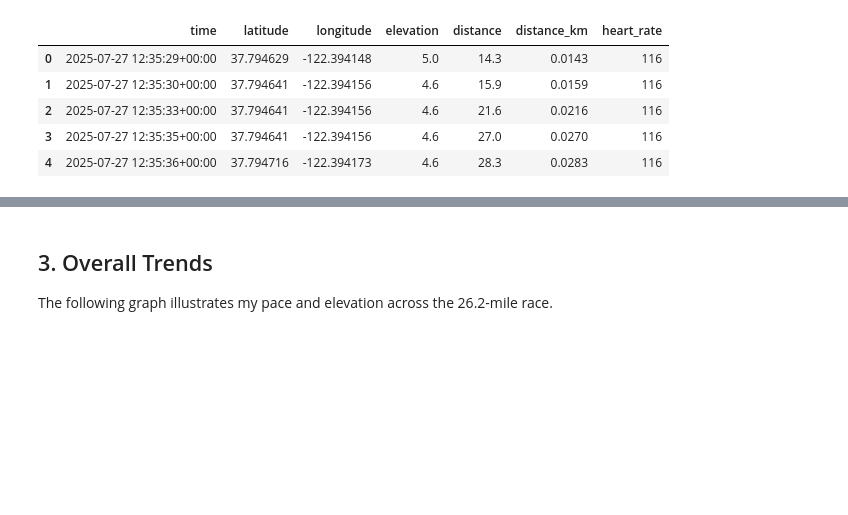
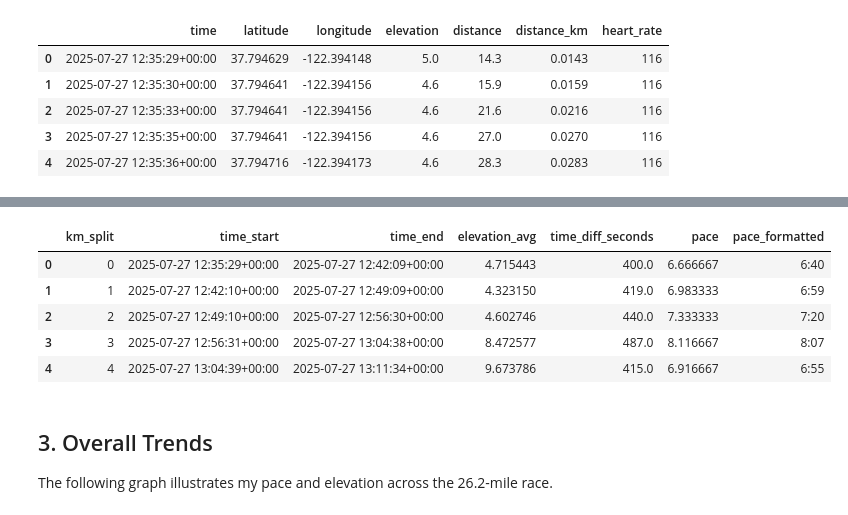
Before and after one commit to SuiseiNakagawa/marathon_data_analysis, a Jupyter notebook: notebooks/marathon_analysis.ipynb, the cells around one changed output, grey strips where cells are left out. Cells and saved outputs as stored; diff of their text form; code cells hidden in the pictures; blank space fills up the shorter version.

Commit message:
create splits + tidy up rolling avg pace

```diff
--- a/notebooks/marathon_analysis.ipynb
+++ b/notebooks/marathon_analysis.ipynb
@@ -390,36 +390,27 @@ tcx_df.head()
 | 4 | 2025-07-27 12:35:36+00:00 | 37.794716 | -122.394173 | 4.6 | 28.3 | 0.0283 | 116 | 8.333333 | 8:20 |
 # %%
 # Create 1km pace splits DataFrame
-tcx_df['km_split'] = tcx_df['distance_km'].astype(int)
+tcx_df['km_split'] = np.floor(tcx_df['distance_km']).astype(int)
 
-# Group by kilometer splits and calculate pace
-splits_1km = tcx_df.groupby('km_split').agg({
+km_splits = tcx_df.groupby('km_split').agg({
     'time': ['min', 'max'],
-    'distance_km': 'mean',
     'elevation': 'mean',
-    'heart_rate': 'mean'
 }).reset_index()
 
-# Flatten column names
-splits_1km.columns = ['km_split', 'time_start', 'time_end', 'distance_km_avg', 'elevation_avg', 'heart_rate_avg']
+km_splits.columns = ['km_split', 'time_start', 'time_end', 'elevation_avg']
 
-# Calculate pace for each 1km segment
-splits_1km['time_diff_seconds'] = (splits_1km['time_end'] - splits_1km['time_start']).dt.total_seconds()
-splits_1km['pace_min_per_km'] = splits_1km['time_diff_seconds'] / 60.0
-splits_1km['pace_formatted'] = splits_1km['pace_min_per_km'].apply(format_pace_value)
+km_splits['time_diff_seconds'] = (km_splits['time_end'] - km_splits['time_start']).dt.total_seconds()
+km_splits['pace'] = km_splits['time_diff_seconds'] / 60.0
+km_splits['pace_formatted'] = km_splits['pace'].apply(format_pace_value)
 
-# Add distance column (center of each km split)
-splits_1km['distance_km'] = splits_1km['km_split'] + 0.5
-
-# Round values for readability
-splits_1km['elevation_avg'] = splits_1km['elevation_avg'].round(1)
-splits_1km['heart_rate_avg'] = splits_1km['heart_rate_avg'].round(0)
-
-# Select and reorder columns for final DataFrame
-splits_1km = splits_1km[['km_split', 'distance_km', 'pace_min_per_km', 'pace_formatted',
-                        'elevation_avg', 'heart_rate_avg', 'time_diff_seconds']].copy()
-
-splits_1km.head(10)
+km_splits.head()
+# %% [output]
+|  | km_split | time_start | time_end | elevation_avg | time_diff_seconds | pace | pace_formatted |
+| 0 | 0 | 2025-07-27 12:35:29+00:00 | 2025-07-27 12:42:09+00:00 | 4.715443 | 400.0 | 6.666667 | 6:40 |
+| 1 | 1 | 2025-07-27 12:42:10+00:00 | 2025-07-27 12:49:09+00:00 | 4.323150 | 419.0 | 6.983333 | 6:59 |
+| 2 | 2 | 2025-07-27 12:49:10+00:00 | 2025-07-27 12:56:30+00:00 | 4.602746 | 440.0 | 7.333333 | 7:20 |
+| 3 | 3 | 2025-07-27 12:56:31+00:00 | 2025-07-27 13:04:38+00:00 | 8.472577 | 487.0 | 8.116667 | 8:07 |
+| 4 | 4 | 2025-07-27 13:04:39+00:00 | 2025-07-27 13:11:34+00:00 | 9.673786 | 415.0 | 6.916667 | 6:55 |
 # %% [markdown]
 ## 3. Overall Trends
 
```
Also changed, not shown: parts of 3 cells of this notebook.
